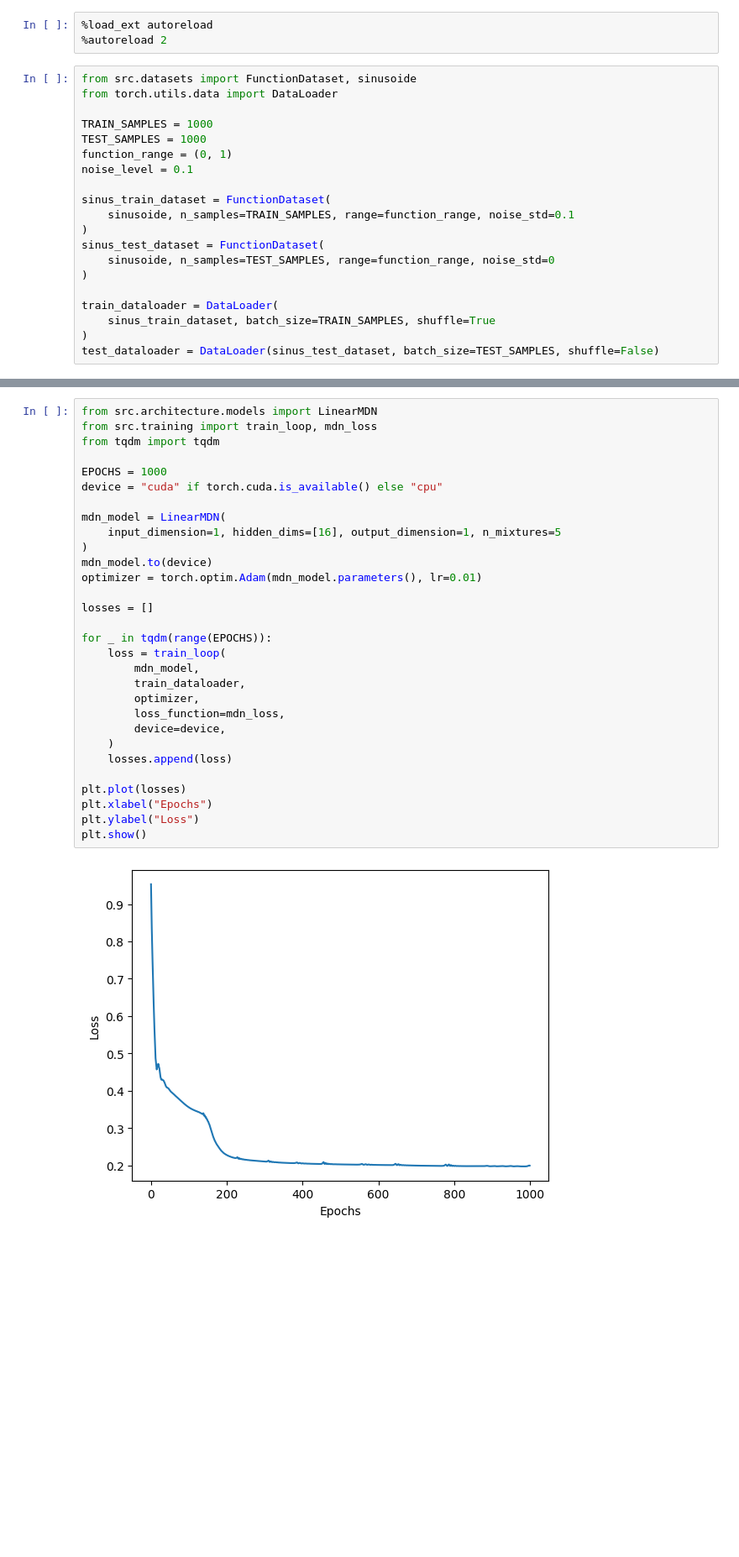
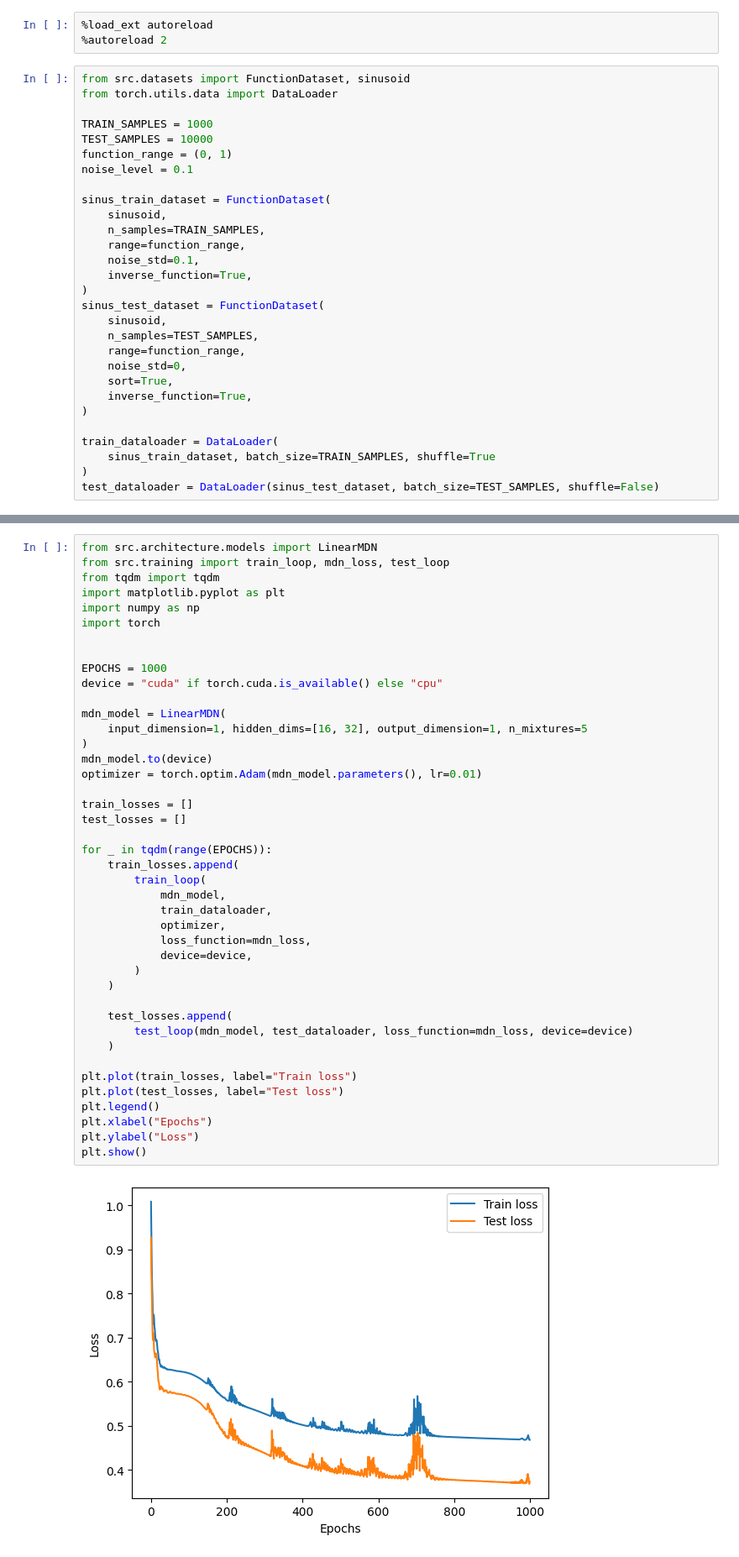
Before and after one commit to clementw168/mixture-density-net, a Jupyter notebook: training.ipynb, the cells around one changed output, grey strips where cells are left out. Shown at 84% size. Saved outputs shown, nothing was run; the diff lists cells and outputs as text; blank space fills up the shorter version.

```diff
--- a/training.ipynb
+++ b/training.ipynb
@@ -2,19 +2,28 @@
 %load_ext autoreload
 %autoreload 2
 # %%
-from src.datasets import FunctionDataset, sinusoide
+from src.datasets import FunctionDataset, sinusoid
 from torch.utils.data import DataLoader
 
 TRAIN_SAMPLES = 1000
-TEST_SAMPLES = 1000
+TEST_SAMPLES = 10000
 function_range = (0, 1)
 noise_level = 0.1
 
 sinus_train_dataset = FunctionDataset(
-    sinusoide, n_samples=TRAIN_SAMPLES, range=function_range, noise_std=0.1
+    sinusoid,
+    n_samples=TRAIN_SAMPLES,
+    range=function_range,
+    noise_std=0.1,
+    inverse_function=True,
 )
 sinus_test_dataset = FunctionDataset(
-    sinusoide, n_samples=TEST_SAMPLES, range=function_range, noise_std=0
+    sinusoid,
+    n_samples=TEST_SAMPLES,
+    range=function_range,
+    noise_std=0,
+    sort=True,
+    inverse_function=True,
 )
 
 train_dataloader = DataLoader(
@@ -41,32 +51,44 @@ plt.show()
 # %%
 from src.architecture.models import LinearMDN
-from src.training import train_loop, mdn_loss
+from src.training import train_loop, mdn_loss, test_loop
 from tqdm import tqdm
+import matplotlib.pyplot as plt
+import numpy as np
+import torch
+
 
 EPOCHS = 1000
 device = "cuda" if torch.cuda.is_available() else "cpu"
 
 mdn_model = LinearMDN(
-    input_dimension=1, hidden_dims=[16], output_dimension=1, n_mixtures=5
+    input_dimension=1, hidden_dims=[16, 32], output_dimension=1, n_mixtures=5
 )
 mdn_model.to(device)
 optimizer = torch.optim.Adam(mdn_model.parameters(), lr=0.01)
 
-losses = []
+train_losses = []
+test_losses = []
 
 for _ in tqdm(range(EPOCHS)):
-    loss = train_loop(
-        mdn_model,
-        train_dataloader,
-        optimizer,
-        loss_function=mdn_loss,
-        device=device,
+    train_losses.append(
+        train_loop(
+            mdn_model,
+            train_dataloader,
+            optimizer,
+            loss_function=mdn_loss,
+            device=device,
+        )
     )
-    losses.append(loss)
 
-plt.plot(losses)
+    test_losses.append(
+        test_loop(mdn_model, test_dataloader, loss_function=mdn_loss, device=device)
+    )
+
+plt.plot(train_losses, label="Train loss")
+plt.plot(test_losses, label="Test loss")
+plt.legend()
 plt.xlabel("Epochs")
 plt.ylabel("Loss")
 plt.show()
 # %% [output]
-[figure, old version]
+[figure, new version]
```
Also changed, not shown: parts of 3 cells of this notebook, 3 other files.
